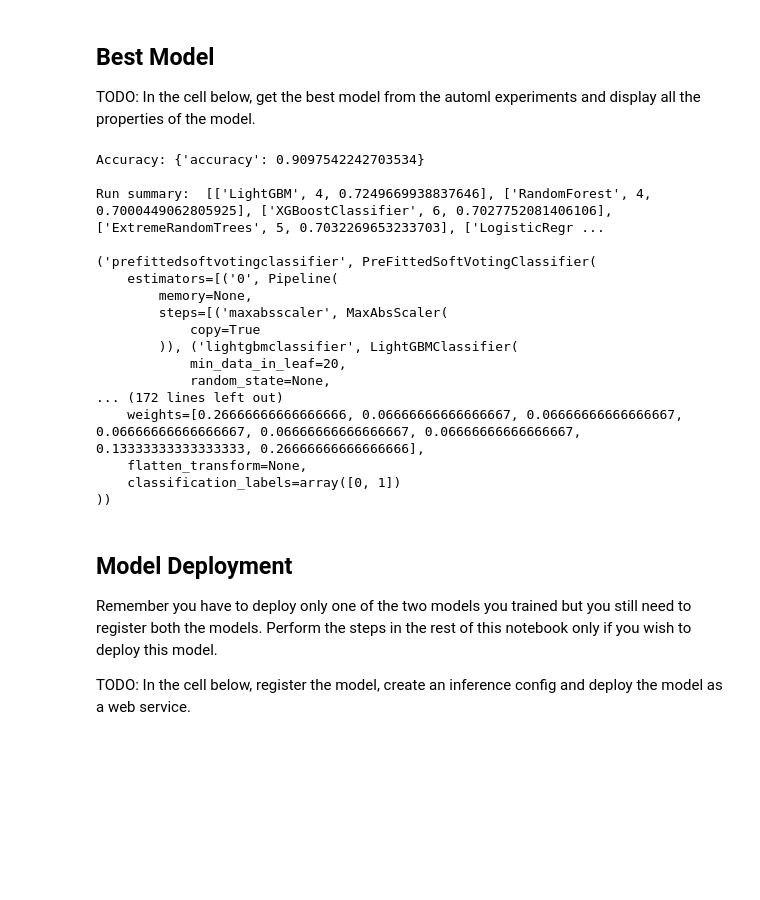
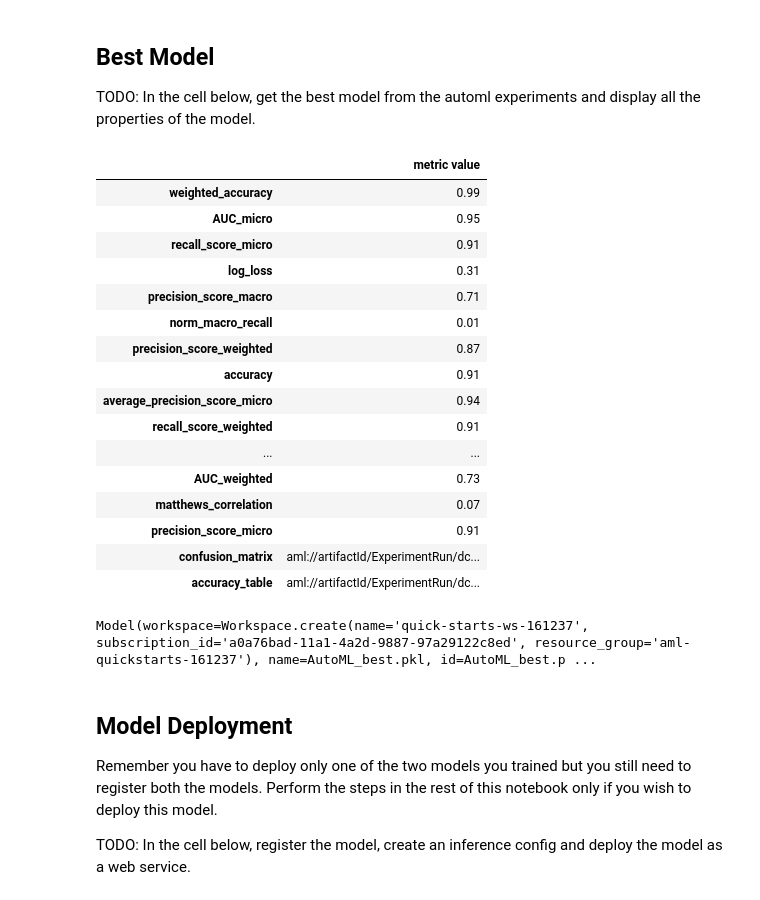
Before and after one commit to przemekbil/AZMLND_Capstone_Project, a Jupyter notebook: automl.ipynb, the cells around one changed output. Saved outputs shown, nothing was run; the diff lists cells and outputs as text; code cells hidden in the pictures; blank space fills up the shorter version.

```diff
--- a/automl.ipynb
+++ b/automl.ipynb
@@ -103,36 +103,38 @@ _AutoMLWidget(widget_settings={'childWidgetDisplay': 'popup', 'send_telemetry':
 ## Best Model
 
 TODO: In the cell below, get the best model from the automl experiments and display all the properties of the model.
-# %%
-best_run, best_model = remote_run.get_output()
-
-best_run.register_model(model_name='AutoML_best.pkl', model_path='./outputs/')
-
-print("Accuracy:", best_run.get_metrics(name="accuracy"))
-print()
-print("Run summary: ", remote_run.summary())
-print()
-print(best_model.steps[-1])
-# %% [output]
-Accuracy: {'accuracy': 0.9097542242703534}
-
-Run summary:  [['LightGBM', 4, 0.7249669938837646], ['RandomForest', 4, 0.7000449062805925], ['XGBoostClassifier', 6, 0.7027752081406106], ['ExtremeRandomTrees', 5, 0.7032269653233703], ['LogisticRegr ...
-
-('prefittedsoftvotingclassifier', PreFittedSoftVotingClassifier(
-    estimators=[('0', Pipeline(
-        memory=None,
-        steps=[('maxabsscaler', MaxAbsScaler(
-            copy=True
-        )), ('lightgbmclassifier', LightGBMClassifier(
-            min_data_in_leaf=20,
-            random_state=None,
-... (172 lines left out)
-    weights=[0.26666666666666666, 0.06666666666666667, 0.06666666666666667, 0.06666666666666667, 0.06666666666666667, 0.06666666666666667, 0.13333333333333333, 0.26666666666666666],
-    flatten_transform=None,
-    classification_labels=array([0, 1])
-))
+# %%
+best_run, best_model = remote_run.get_output()
+
+best_model_metrics = best_run.get_metrics()
+# %%
+# Display the metrics of the best model
+
+metrics = pd.DataFrame.from_dict(best_model_metrics, orient='index', columns=['metric value'])
+metrics
+# %% [output]
+|  | metric value |
+| weighted_accuracy | 0.99 |
+| AUC_micro | 0.95 |
+| recall_score_micro | 0.91 |
+| log_loss | 0.31 |
+| precision_score_macro | 0.71 |
+| norm_macro_recall | 0.01 |
+| precision_score_weighted | 0.87 |
+| accuracy | 0.91 |
+| average_precision_score_micro | 0.94 |
+| recall_score_weighted | 0.91 |
+| ... | ... |
+| AUC_weighted | 0.73 |
+| matthews_correlation | 0.07 |
+| precision_score_micro | 0.91 |
+| confusion_matrix | aml://artifactId/ExperimentRun/dc... |
+| accuracy_table | aml://artifactId/ExperimentRun/dc... |
 # %%
 #TODO: Save the best model
+best_run.register_model(model_name='AutoML_best.pkl', model_path='./outputs/')
+# %% [output]
+Model(workspace=Workspace.create(name='quick-starts-ws-161237', subscription_id='a0a76bad-11a1-4a2d-9887-97a29122c8ed', resource_group='aml-quickstarts-161237'), name=AutoML_best.pkl, id=AutoML_best.p ...
 # %% [markdown]
 ## Model Deployment
 
```
